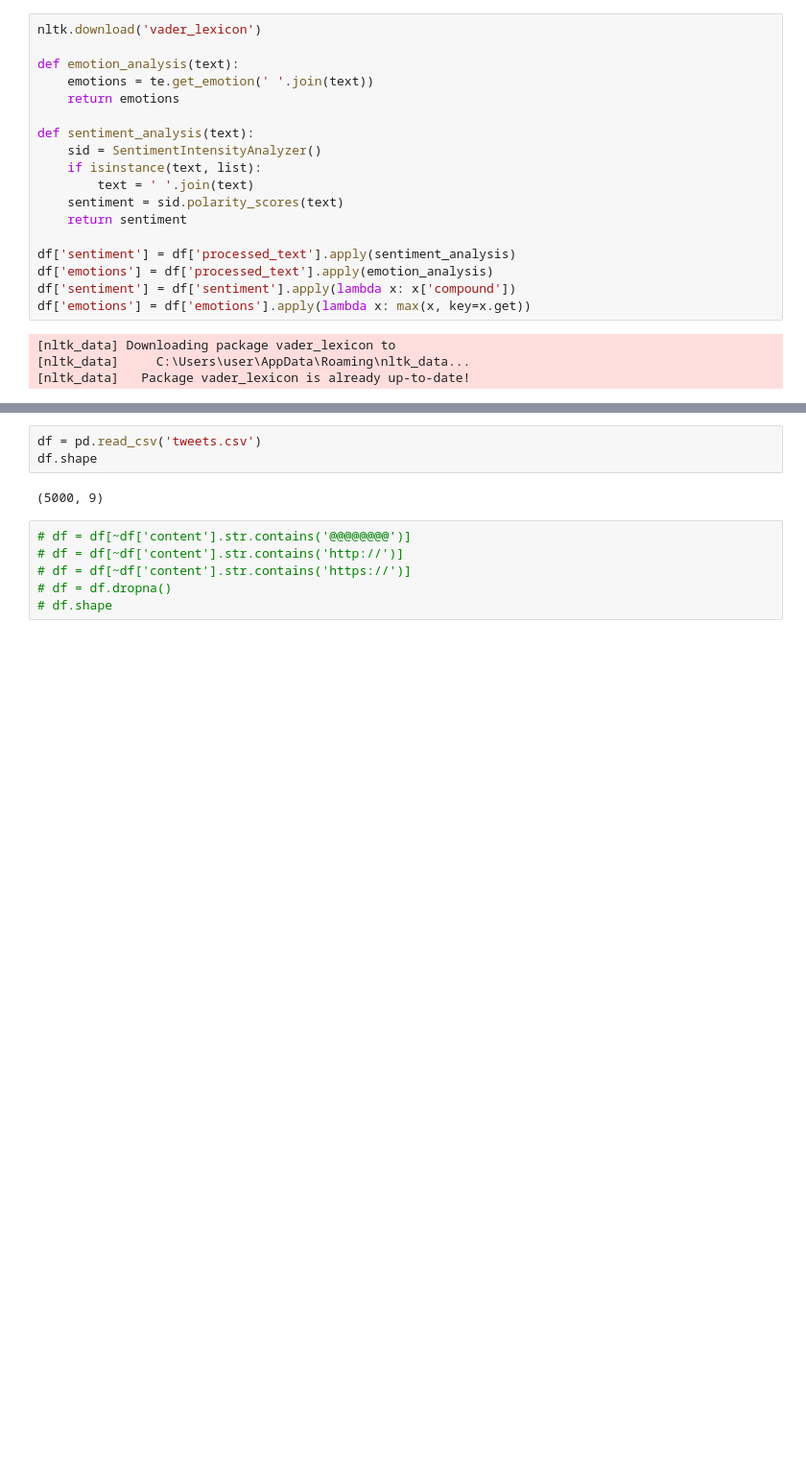
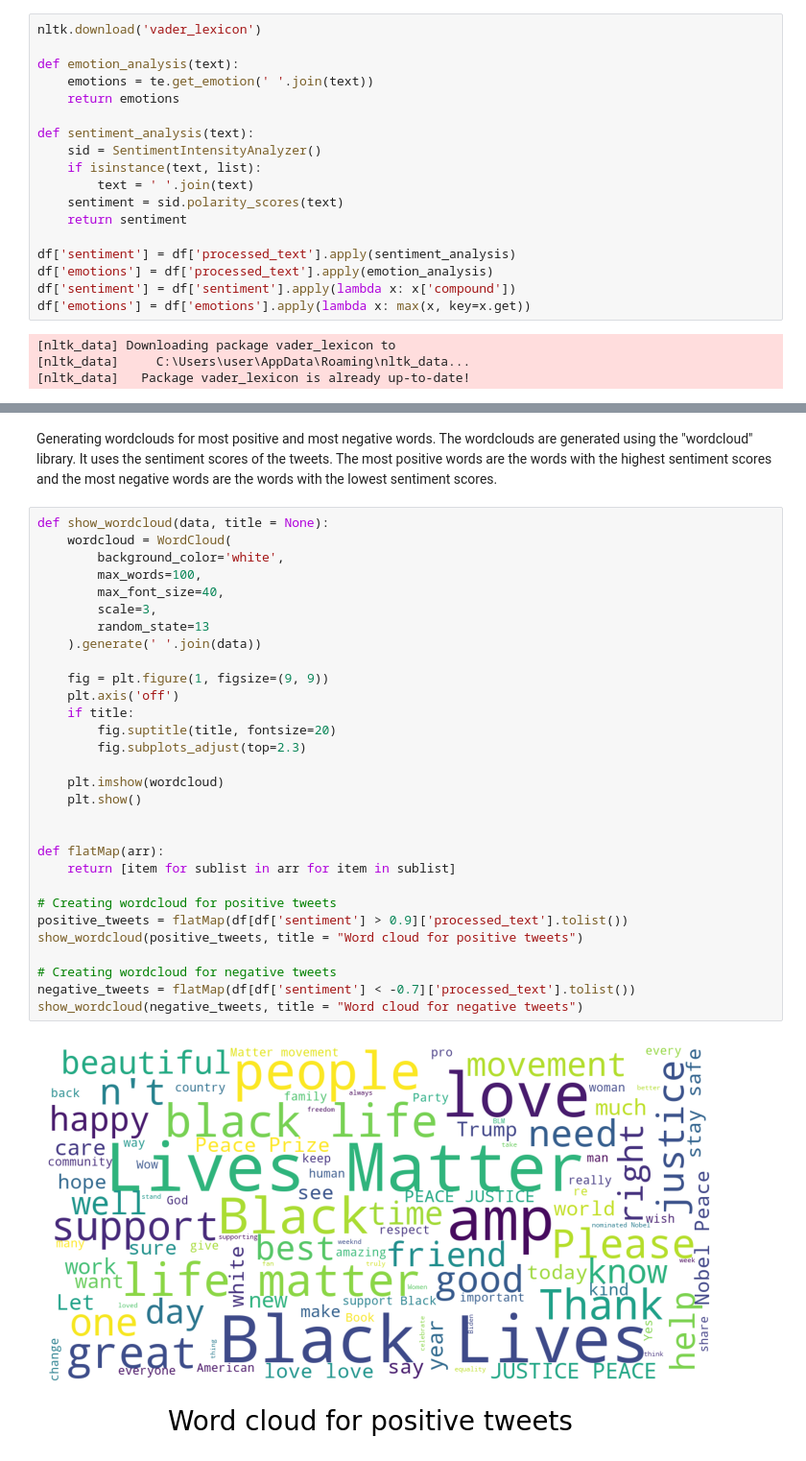
Before and after one commit to Karol-Wisniewski/ComputationalIntelligence, a Jupyter notebook: Project-SN/Main.ipynb, the cells around one changed output, grey strips where cells are left out. Shown at 96% size. Saved outputs shown, nothing was run; the diff lists cells and outputs as text; blank space fills up the shorter version.

```diff
--- a/Project-SN/Main.ipynb
+++ b/Project-SN/Main.ipynb
@@ -141,11 +173,34 @@ freq     2099
-# %%
-df = pd.read_csv('tweets.csv')
-df.shape
-# %% [output]
-(5000, 9)
-# %%
-# df = df[~df['content'].str.contains('@@@@@@@@')]
-# df = df[~df['content'].str.contains('http://')]
-# df = df[~df['content'].str.contains('https://')]
-# df = df.dropna()
-# df.shape
+# %% [markdown]
+Generating wordclouds for most positive and most negative words. The wordclouds are generated using the "wordcloud" library. It uses the sentiment scores of the tweets. The most positive words are the words with the highest sentiment scores and the most negative words are the words with the lowest sentiment scores.
+# %%
+def show_wordcloud(data, title = None):
+    wordcloud = WordCloud(
+        background_color='white',
+        max_words=100,
+        max_font_size=40,
+        scale=3,
+        random_state=13
+    ).generate(' '.join(data))
+
+    fig = plt.figure(1, figsize=(9, 9))
+    plt.axis('off')
+    if title:
+        fig.suptitle(title, fontsize=20)
+        fig.subplots_adjust(top=2.3)
+
+    plt.imshow(wordcloud)
+    plt.show()
+
+
+def flatMap(arr):
+    return [item for sublist in arr for item in sublist]
+
+# Creating wordcloud for positive tweets
+positive_tweets = flatMap(df[df['sentiment'] > 0.9]['processed_text'].tolist())
+show_wordcloud(positive_tweets, title = "Word cloud for positive tweets")
+
+# Creating wordcloud for negative tweets
+negative_tweets = flatMap(df[df['sentiment'] < -0.7]['processed_text'].tolist())
+show_wordcloud(negative_tweets, title = "Word cloud for negative tweets")
+# %% [output]
+[figure, added]
```
Also changed, not shown: parts of 13 cells of this notebook, 1 other file.
